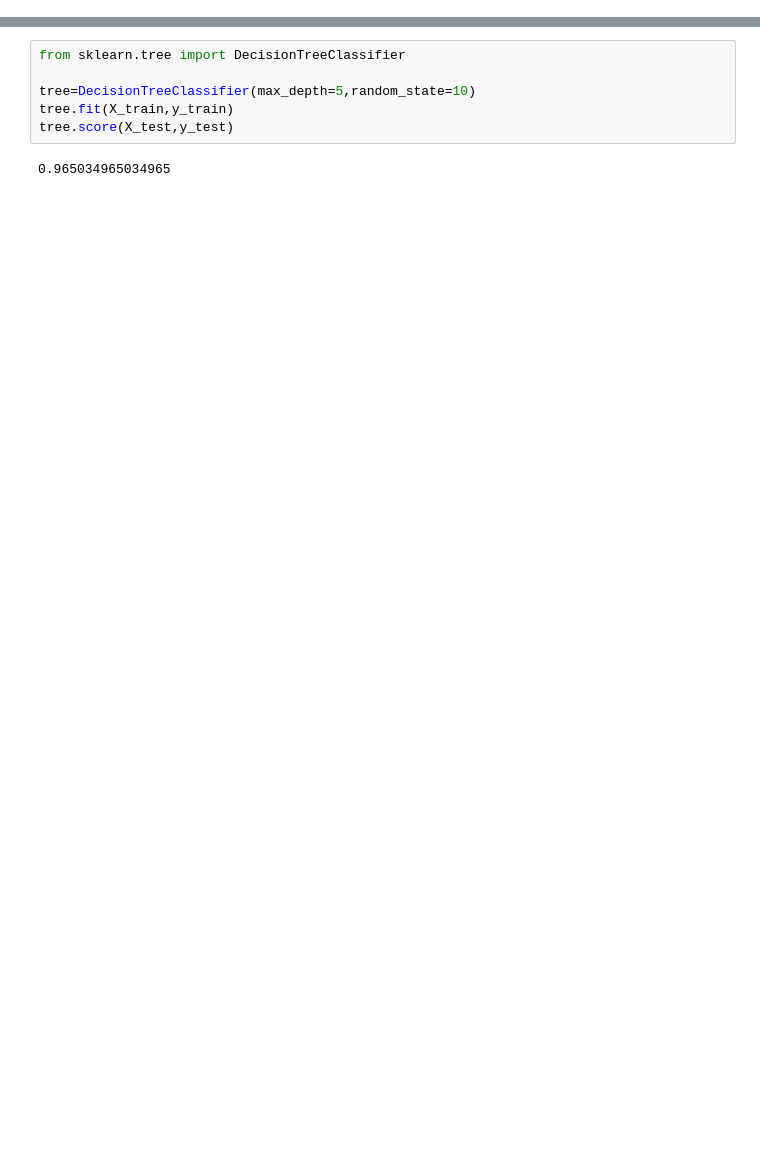
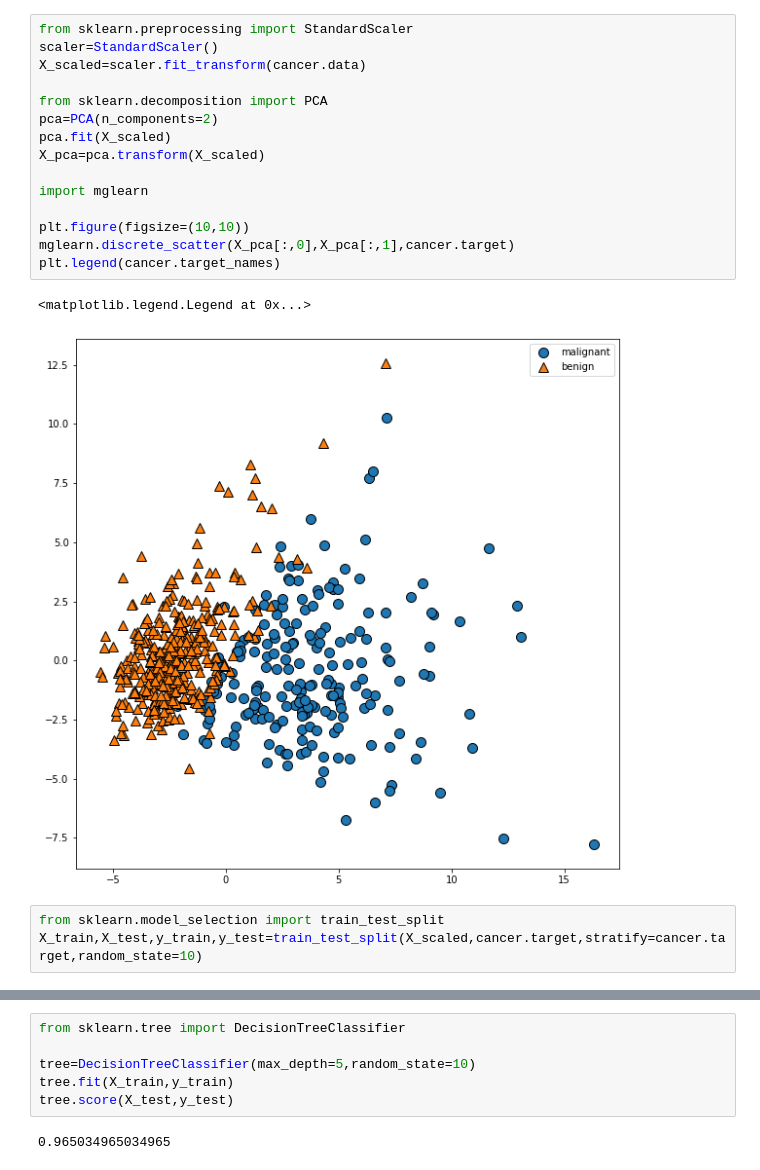
Before and after one commit to aomerkii/Cancer_Classification_comparing_multi_algo, a Jupyter notebook: cencer_classification.ipynb, the cells around one changed output, grey strips where cells are left out. Drawn from its saved outputs; the diff is of its cells as text; blank space fills up the shorter version.

```diff
--- a/cencer_classification.ipynb
+++ b/cencer_classification.ipynb
@@ -17,0 +36,21 @@ X_train,X_test,y_train,y_test=train_test_split(cancer.data,cancer.target,stratif
+# %%
+from sklearn.preprocessing import StandardScaler
+scaler=StandardScaler()
+X_scaled=scaler.fit_transform(cancer.data)
+
+from sklearn.decomposition import PCA
+pca=PCA(n_components=2)
+pca.fit(X_scaled)
+X_pca=pca.transform(X_scaled)
+
+import mglearn
+
+plt.figure(figsize=(10,10))
+mglearn.discrete_scatter(X_pca[:,0],X_pca[:,1],cancer.target)
+plt.legend(cancer.target_names)
+# %% [output]
+<matplotlib.legend.Legend at 0x...>
+[figure, added]
+# %%
+from sklearn.model_selection import train_test_split
+X_train,X_test,y_train,y_test=train_test_split(X_scaled,cancer.target,stratify=cancer.target,random_state=10)
```
Also changed, not shown: parts of 15 cells of this notebook.
